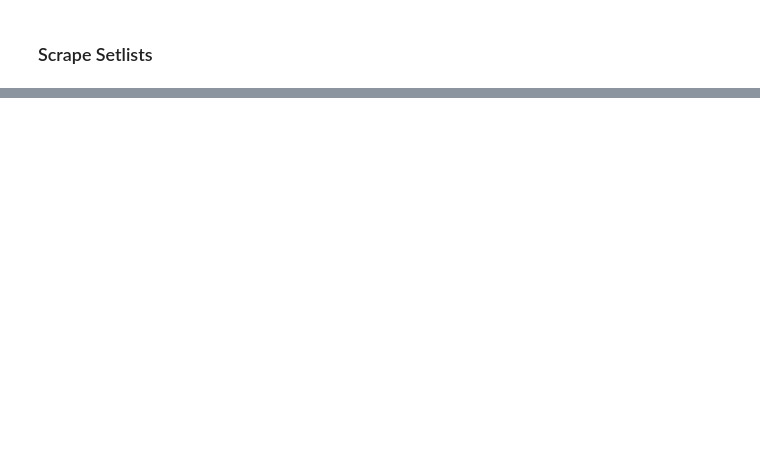
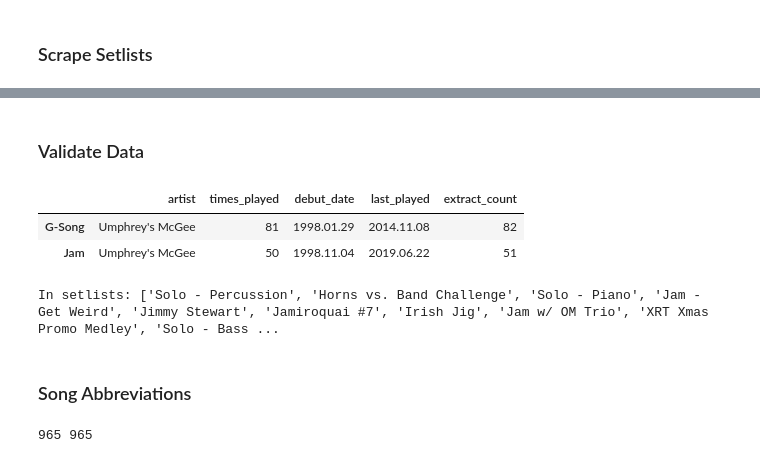
Before and after one commit to henryrobbins/umphbase, a Jupyter notebook: scrape_site.ipynb, the cells around one changed output, grey strips where cells are left out. Drawn from its saved outputs; the diff is of its cells as text; code cells hidden in the pictures; blank space fills up the shorter version.

```diff
--- a/scrape_site.ipynb
+++ b/scrape_site.ipynb
@@ -247,0 +356,29 @@ songs.to_csv('scrapes/songs_%s.csv' % (time_stamp()))
+# %% [markdown]
+### Validate Data
+# %%
+# check aganist aggregate statistics
+songs['extract_count'] = extracted_songs[extracted_songs.parent == True].groupby('name').count()['parent']
+assert(len(songs[(songs['extract_count'] - songs['times_played']) > 0]) < 3)
+display(songs[(songs['extract_count'] - songs['times_played']) > 0])
+
+# songs in setlist but not listed in stats
+set_list_songs = list(extracted_songs.name.drop_duplicates())
+missing = []
+for x in set_list_songs:
+    if x not in list(songs.index):
+        missing.append(x)
+missing = list(set(missing))
+print('In setlists:', missing)
+
+# songs in stats but not listed in setlist
+missing = []
+for x in list(songs.index):
+    if x not in set_list_songs:
+        missing.append(x)
+missing = list(set(missing))
+assert(len(missing) == 0)
+# %% [output]
+|  | artist | times_played | debut_date | last_played | extract_count |
+| G-Song | Umphrey's McGee | 81 | 1998.01.29 | 2014.11.08 | 82 |
+| Jam | Umphrey's McGee | 50 | 1998.11.04 | 2019.06.22 | 51 |
+In setlists: ['Solo - Percussion', 'Horns vs. Band Challenge', 'Solo - Piano', 'Jam - Get Weird', 'Jimmy Stewart', 'Jamiroquai #7', 'Irish Jig', 'Jam w/ OM Trio', 'XRT Xmas Promo Medley', 'Solo - Bass ...
@@ -247,0 +393,2 @@ songs.to_csv('scrapes/songs_%s.csv' % (time_stamp()))
+# %% [markdown]
+### Song Abbreviations
@@ -247,0 +530,10 @@ songs.to_csv('scrapes/songs_%s.csv' % (time_stamp()))
+# %%
+# Ensure unique
+a = len(song_to_abbrv)
+b = len(list(set(song_to_abbrv.values())))
+print(a,b)
+count = pd.Series(list(song_to_abbrv.values())).value_counts().to_dict()
+[x for x in count if count[x] > 1]
+assert a == b
+# %% [output]
+965 965
```
Also changed, not shown: parts of 23 cells of this notebook, 21 other files.
